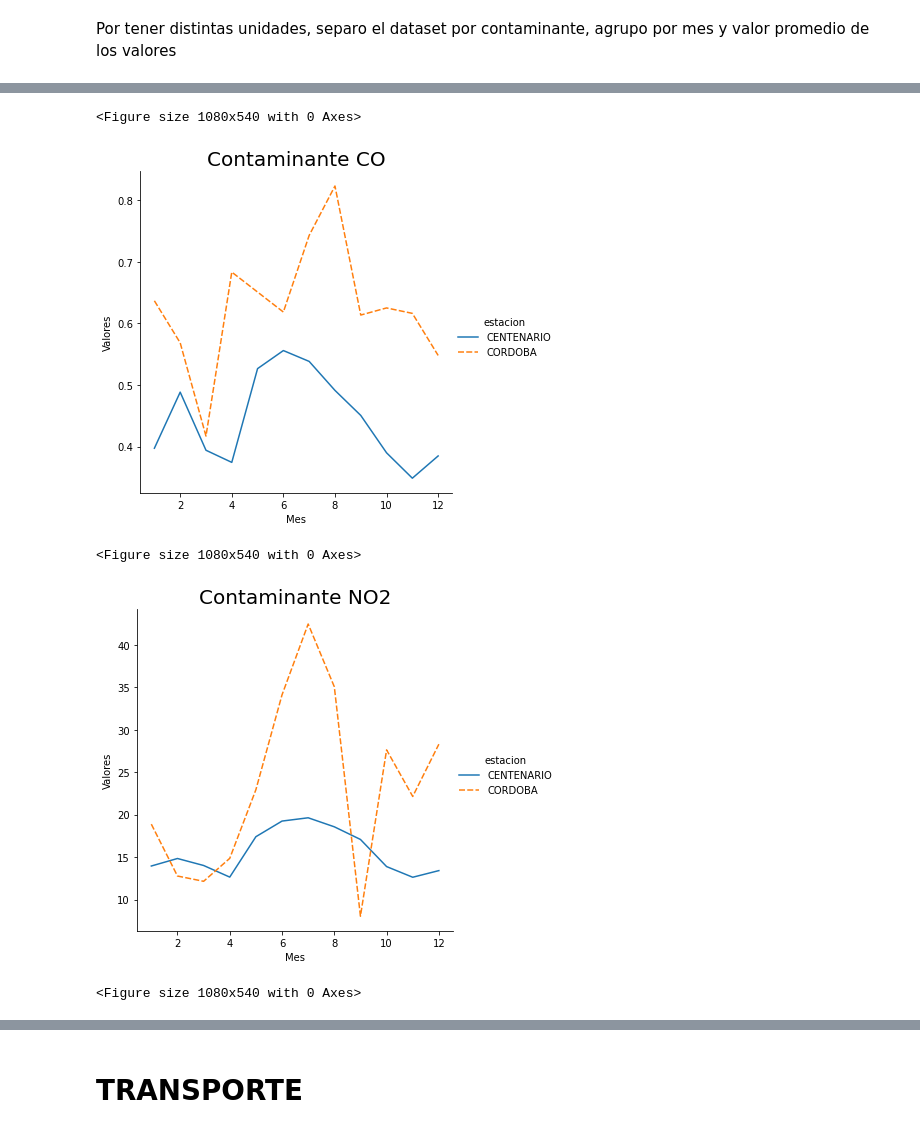
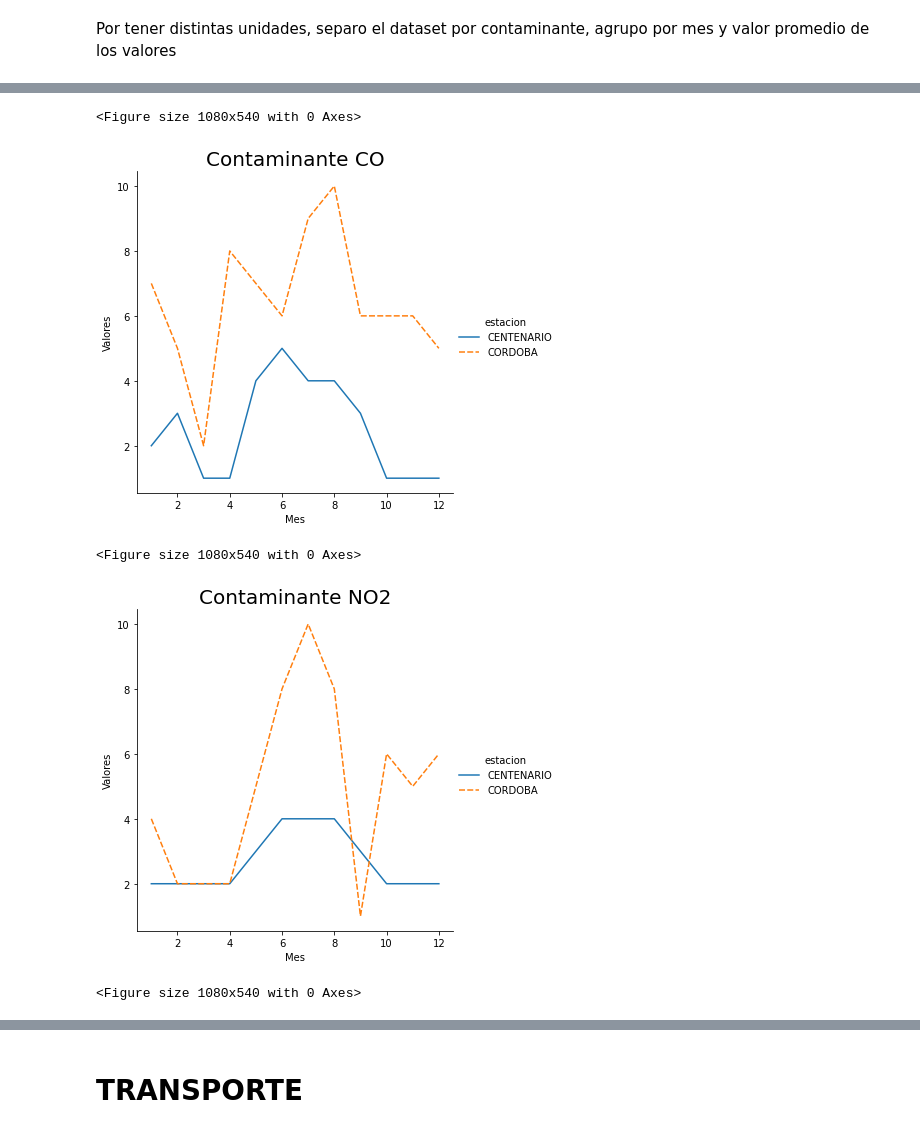
Before and after one commit to fernandorgonzalez/cursos-eant-python_data_analytics-proyecto, a Jupyter notebook: integrado.ipynb, the cells around one changed output, grey strips where cells are left out. Cells and saved outputs as stored; diff of their text form; code cells hidden in the pictures.

```diff
--- a/integrado.ipynb
+++ b/integrado.ipynb
@@ -271,3 +267,12 @@ df_NO2 =(df_NO2
 df_PM10 = (df_PM10
       .groupby(['mes','estacion'],as_index = False)
       .agg({'valores_' : 'mean'}) )
+# %%
+df_CO['INTERVALO']=pd.cut(df_CO['valores_'],10,labels=[1,2,3,4,5,6,7,8,9,10])
+df_CO['INTERVALO']=df_CO['INTERVALO'].astype(int)
+# %%
+df_NO2['INTERVALO']=pd.cut(df_NO2['valores_'],10,labels=[1,2,3,4,5,6,7,8,9,10])
+df_NO2['INTERVALO']=df_NO2['INTERVALO'].astype(int)
+# %%
+df_PM10['INTERVALO']=pd.cut(df_PM10['valores_'],10,labels=[1,2,3,4,5,6,7,8,9,10])
+df_PM10['INTERVALO']=df_PM10['INTERVALO'].astype(int)
@@ -276,7 +301,7 @@ plt.figure(figsize=(15,7.5))
 
 sns.relplot(data=df_CO,
             x="mes",
-            y="valores_",
+            y="INTERVALO",
             hue="estacion",
             style="estacion",
             kind="line",
@@ -285,36 +310,36 @@ sns.relplot(data=df_CO,
 plt.title("Contaminante CO", fontsize = 20)
 plt.ylabel('Valores')
 plt.xlabel('Mes')
 plt.show()
 
 plt.figure(figsize=(15,7.5))
 sns.relplot(data=df_NO2,
             x="mes",
-            y="valores_",
+            y="INTERVALO",
             hue="estacion",
             style="estacion",
             kind="line",
             )
 plt.title("Contaminante NO2", fontsize = 20)
 plt.ylabel('Valores')
 plt.xlabel('Mes')
 plt.show()
 
 plt.figure(figsize=(15,7.5))
 sns.relplot(data=df_PM10,
             x="mes",
-            y="valores_",
+            y="INTERVALO",
             hue="estacion",
             style="estacion",
             kind="line",
             )
 plt.title("Contaminante PM10", fontsize = 20)
 plt.ylabel('Valores')
 plt.xlabel('Mes')
 plt.show()
 # %% [output]
 <Figure size 1080x540 with 0 Axes>
-[figure, old version]
+[figure, new version]
 <Figure size 1080x540 with 0 Axes>
-[figure, old version]
+[figure, new version]
 <Figure size 1080x540 with 0 Axes>
```
Also changed, not shown: parts of 6 cells of this notebook.
